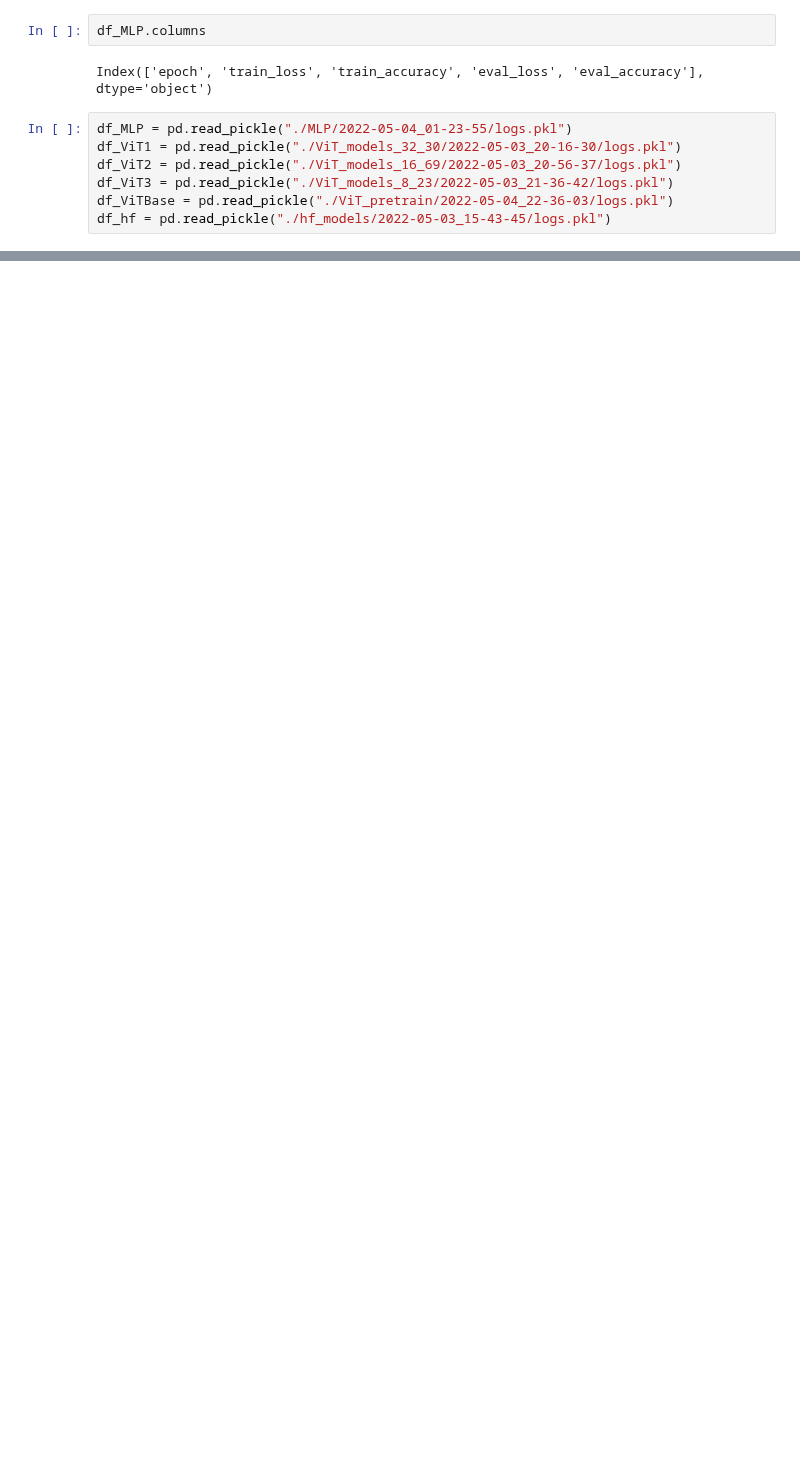
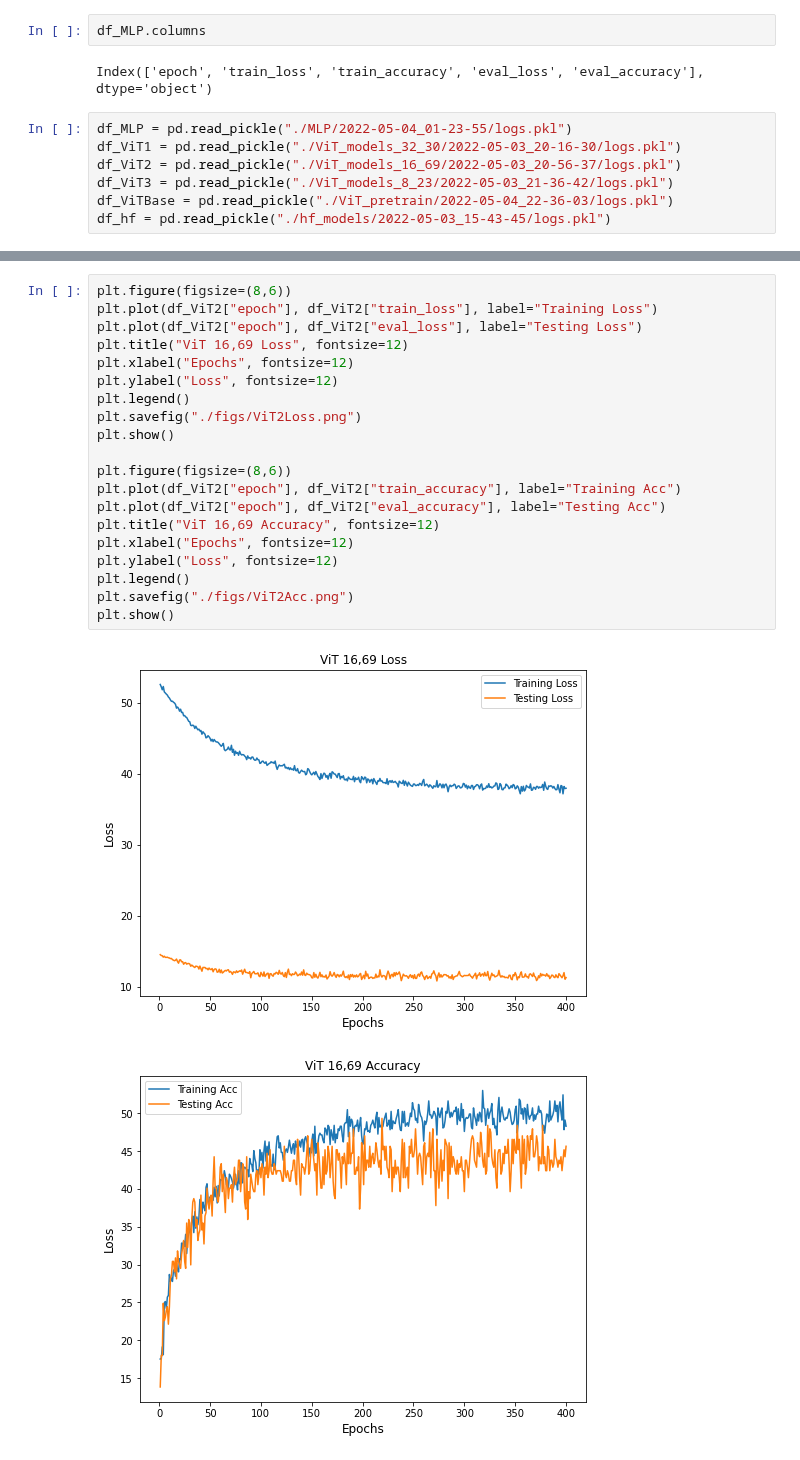
Before and after one commit to pakdaniel/DataMiningFinal, a Jupyter notebook: DataMiningFinal.ipynb, the cells around one changed output, grey strips where cells are left out. Drawn from its saved outputs; the diff is of its cells as text; blank space fills up the shorter version.

```diff
--- a/DataMiningFinal.ipynb
+++ b/DataMiningFinal.ipynb
@@ -1737,0 +1772,23 @@ plt.show()
+# %%
+plt.figure(figsize=(8,6))
+plt.plot(df_ViT2["epoch"], df_ViT2["train_loss"], label="Training Loss")
+plt.plot(df_ViT2["epoch"], df_ViT2["eval_loss"], label="Testing Loss")
+plt.title("ViT 16,69 Loss", fontsize=12)
+plt.xlabel("Epochs", fontsize=12)
+plt.ylabel("Loss", fontsize=12)
+plt.legend()
+plt.savefig("./figs/ViT2Loss.png")
+plt.show()
+
+plt.figure(figsize=(8,6))
+plt.plot(df_ViT2["epoch"], df_ViT2["train_accuracy"], label="Training Acc")
+plt.plot(df_ViT2["epoch"], df_ViT2["eval_accuracy"], label="Testing Acc")
+plt.title("ViT 16,69 Accuracy", fontsize=12)
+plt.xlabel("Epochs", fontsize=12)
+plt.ylabel("Loss", fontsize=12)
+plt.legend()
+plt.savefig("./figs/ViT2Acc.png")
+plt.show()
+# %% [output]
+[figure, added]
+[figure, added]
```
Also changed, not shown: parts of 8 cells of this notebook.
